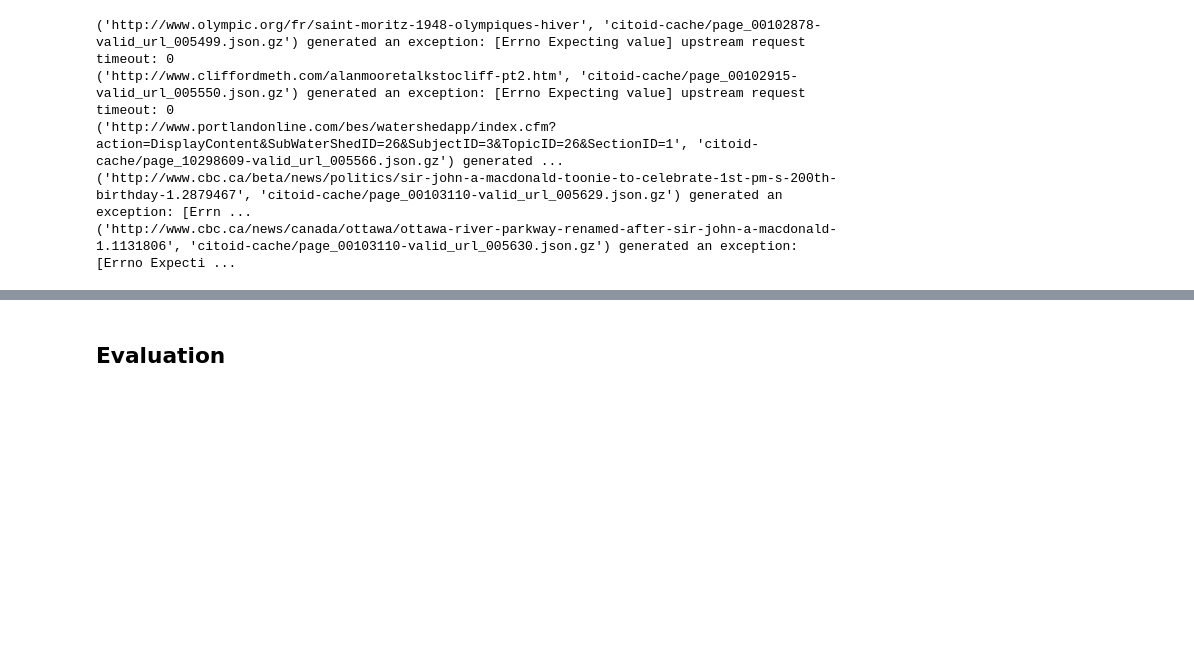
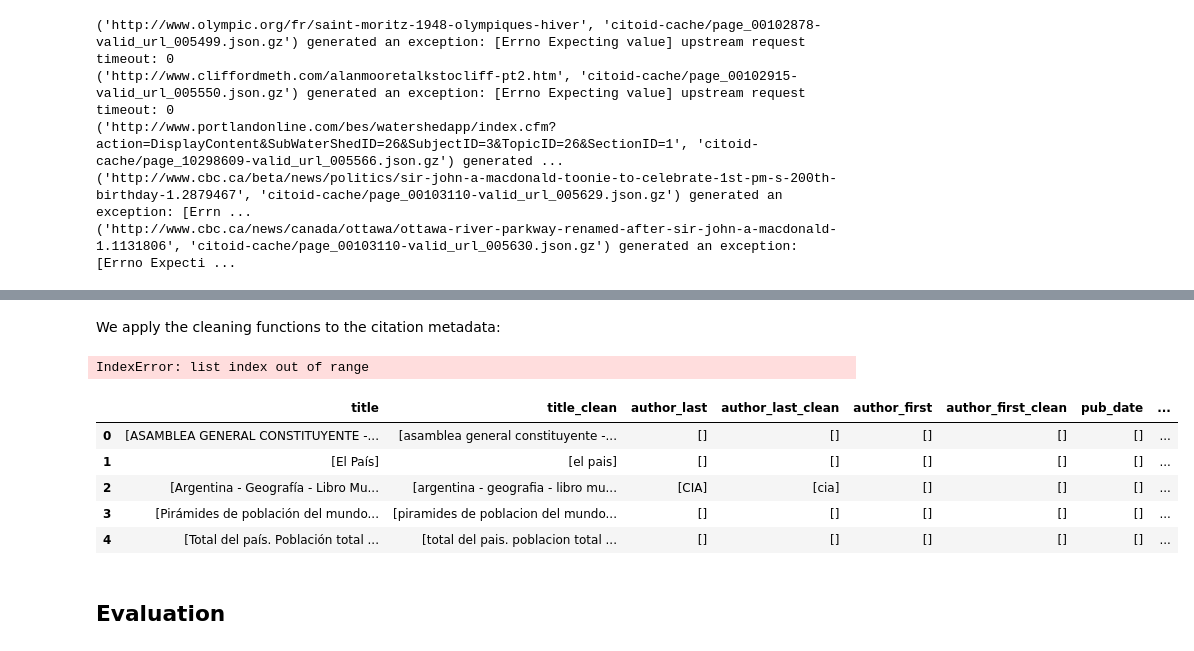
Before and after one commit to hdlabconicet/Web2Cit-research, a Jupyter notebook: understand-citoid-coverage.ipynb, the cells around one changed output, grey strips where cells are left out. Drawn from its saved outputs; the diff is of its cells as text; code cells hidden in the pictures; blank space fills up the shorter version.

Commit message:
update cleaning and comparing sections

```diff
--- a/understand-citoid-coverage.ipynb
+++ b/understand-citoid-coverage.ipynb
@@ -757,0 +953,4 @@ for batch_of_ufs in tqdm(chunked(urls_fnames, 500), total=len(urls_fnames)//500)
+# %%
+manual_citations['source_type_map'] = manual_citations.apply(
+    lambda row: map_template_name_citoid_type(row['wiki_lang'], row['source_type']), axis=1)
+manual_citations
@@ -757,0 +975,34 @@ for batch_of_ufs in tqdm(chunked(urls_fnames, 500), total=len(urls_fnames)//500)
+# %%
+def remove_na_elements(li):
+    return list(filter(None, li))
+
+def normalize_list(li):
+    return [normalize(s) for s in li]
+
+def remove_wikilinks(li):
+    parsed = []
+    for el in li:
+        if '[[' in el and '|' not in el: ## internal link
+            parsed.append(el.replace('[', '').replace(']', '') )
+        elif '[[' in el and '|' in el: ## internal link, overwritten title
+            el = re.sub(r'\[\[[^\|]+\|', r'', el)
+            parsed.append(el.replace(']', '') )
+        elif '[' in el and 'http' in el: ## external link
+            el = re.sub(r'\[[^\ ]+\ ', r'', el)
+            parsed.append(el.replace(']', '') )
+        else: ## plain text
+            parsed.append(el)
+    return parsed
+
+def parse_dates(li):
+    parsed_dates = []
+    for date in li:
+        parsed_date = dateparser.parse(date, settings={'REQUIRE_PARTS': ['year']})
+        if parsed_date:
+            parsed_dates.append(parsed_date)
+    return parsed_dates
+# %% [markdown]
+We apply the cleaning functions to the citation metadata:
+# %%
+for colname in ['title', 'author_first', 'author_last', 'pub_date', 'pub_source']:
+    manual_citations[f"{colname}_clean"] = manual_citations[colname].apply(remove_na_elements).apply(normalize_list).apply(remove_wikilinks)
@@ -758,3 +1011,21 @@ for batch_of_ufs in tqdm(chunked(urls_fnames, 500), total=len(urls_fnames)//500)
+# %%
+def title_to_str(li):
+    return li[0]
+
+manual_citations["title_clean"] = manual_citations["title_clean"].apply(title_to_str)
+manual_citations[['title', 'title_clean']].head()
+# %% [output]
+IndexError: list index out of range
+# %%
+manual_citations[['title', 'title_clean', 'author_last', 'author_last_clean', 'author_first', 'author_first_clean',
+        'pub_date', 'pub_date_clean', 'pub_source', 'pub_source_clean']].head()
+# %% [output]
+|  | title | title_clean | author_last | author_last_clean | author_first | author_first_clean | pub_date | ... |
+| 0 | [ASAMBLEA GENERAL CONSTITUYENTE -... | [asamblea general constituyente -... | [] | [] | [] | [] | [] | ... |
+| 1 | [El País] | [el pais] | [] | [] | [] | [] | [] | ... |
+| 2 | [Argentina - Geografía - Libro Mu... | [argentina - geografia - libro mu... | [CIA] | [cia] | [] | [] | [] | ... |
+| 3 | [Pirámides de población del mundo... | [piramides de poblacion del mundo... | [] | [] | [] | [] | [] | ... |
+| 4 | [Total del país. Población total ... | [total del pais. poblacion total ... | [] | [] | [] | [] | [] | ... |
 # %% [markdown]
 ## Evaluation
 # %% [markdown]
```
Also changed, not shown: parts of 33 cells of this notebook, 4 other files.
